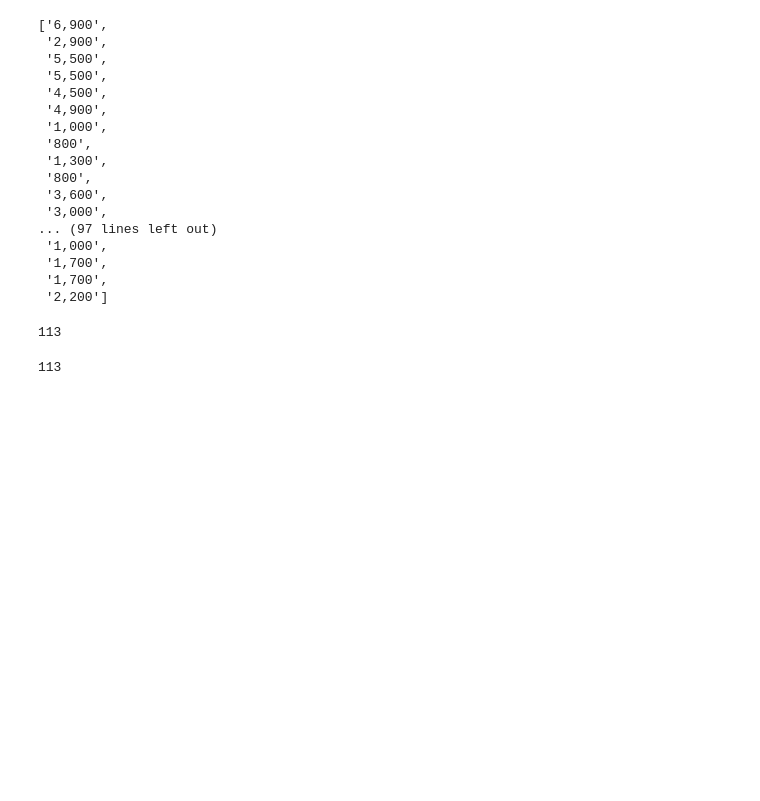
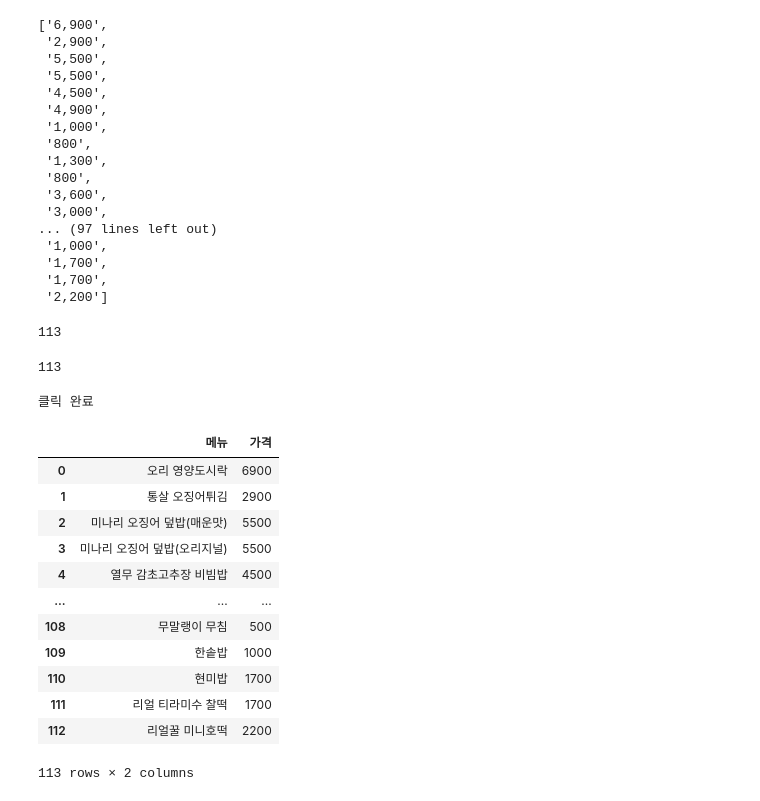
Before and after one commit to Rangbit/Python_study, a Jupyter notebook: Clawling/05한솥도시락 Data크롤링.ipynb, the cells around one changed output. Drawn from its saved outputs; the diff is of its cells as text; code cells hidden in the pictures; blank space fills up the shorter version.

```diff
--- a/Clawling/05한솥도시락 Data크롤링.ipynb
+++ b/Clawling/05한솥도시락 Data크롤링.ipynb
@@ -192,5 +194,52 @@ len(priceList)
 # %%
 # 한솥도시락 페이지의 모든 메뉴 명과 가격 데이터를 수집
 # 한셀만 실행해도 자동으로 크롤링이 완료되도록코딩
-driver = wb.chrome()
+driver = wb.Chrome()
 driver.get('https://www.hsd.co.kr/menu/menu_list')
+btn_more = driver.find_element(By.CLASS_NAME, 'c_05')
+btn_more.click()
+try:
+    for i in range(15) :
+        btn_more = driver.find_element(By.CLASS_NAME, 'c_05')
+        btn_more.click()
+        time.sleep(2)
+except:
+    print('클릭 완료')
+
+soup = bs(driver.page_source, 'lxml')
+menu = soup.select('h4.h.fz_03')
+price = soup.select('div.item-price>strong')
+
+
+menuList = []
+for i in menu :
+    temp = i.text
+    if '8월' in temp :
+        temp = temp[9:]
+    menuList.append(temp)
+
+priceList = []
+for i in price :
+    temp2 = i.text
+    if ',' in temp2 :
+        temp2 = temp2.replace(',','')
+    priceList.append(temp2)
+
+dic = {'메뉴' : menuList , '가격' : priceList}
+re_df = pd.DataFrame(dic)
+re_df
+# %% [output]
+클릭 완료
+|  | 메뉴 | 가격 |
+| 0 | 오리 영양도시락 | 6900 |
+| 1 | 통살 오징어튀김 | 2900 |
+| 2 | 미나리 오징어 덮밥(매운맛) | 5500 |
+| 3 | 미나리 오징어 덮밥(오리지널) | 5500 |
+| 4 | 열무 감초고추장 비빔밥 | 4500 |
+| ... | ... | ... |
+| 108 | 무말랭이 무침 | 500 |
+| 109 | 한솥밥 | 1000 |
+| 110 | 현미밥 | 1700 |
+| 111 | 리얼 티라미수 찰떡 | 1700 |
+| 112 | 리얼꿀 미니호떡 | 2200 |
+113 rows × 2 columns
```
Also changed, not shown: parts of 1 cell of this notebook, 1 other file.
